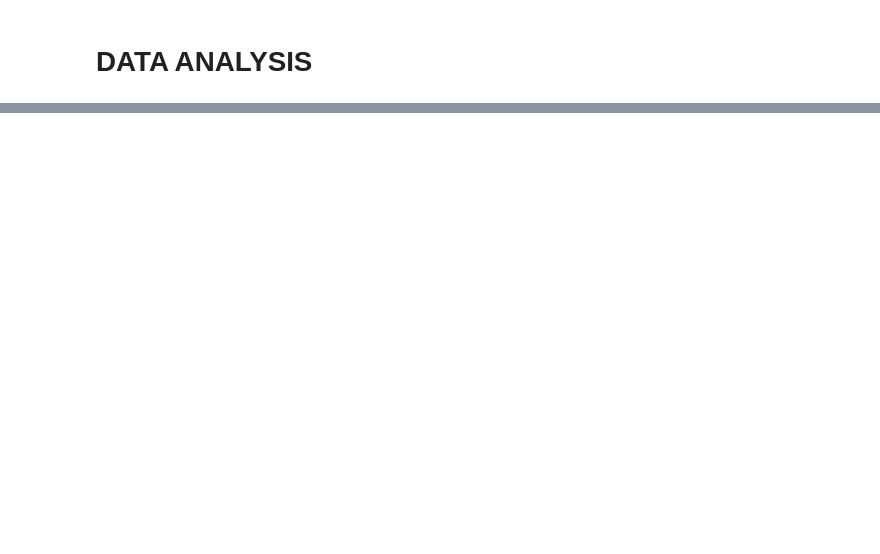
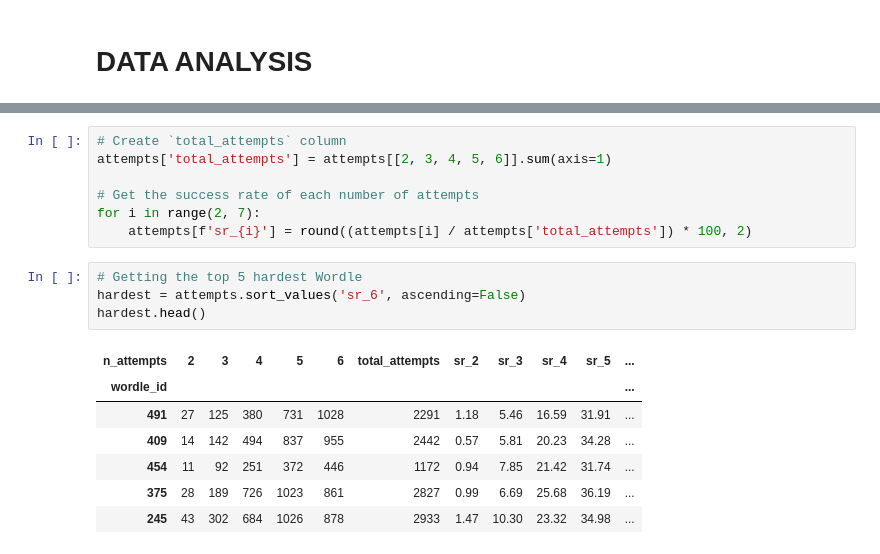
Before and after one commit to Klekzee/Case-Studies, a Jupyter notebook: 02-WordleEDA/wordle.ipynb, the cells around one changed output, grey strips where cells are left out. Drawn from its saved outputs; the diff is of its cells as text; blank space fills up the shorter version.

```diff
--- a/02-WordleEDA/wordle.ipynb
+++ b/02-WordleEDA/wordle.ipynb
@@ -75,0 +163,19 @@ df_tweets.head()
+# %%
+# Create `total_attempts` column
+attempts['total_attempts'] = attempts[[2, 3, 4, 5, 6]].sum(axis=1)
+
+# Get the success rate of each number of attempts
+for i in range(2, 7):
+    attempts[f'sr_{i}'] = round((attempts[i] / attempts['total_attempts']) * 100, 2)
+# %%
+# Getting the top 5 hardest Wordle
+hardest = attempts.sort_values('sr_6', ascending=False)
+hardest.head()
+# %% [output]
+| n_attempts | 2 | 3 | 4 | 5 | 6 | total_attempts | sr_2 | sr_3 | sr_4 | sr_5 | ... |
+| wordle_id |  |  |  |  |  |  |  |  |  |  | ... |
+| 491 | 27 | 125 | 380 | 731 | 1028 | 2291 | 1.18 | 5.46 | 16.59 | 31.91 | ... |
+| 409 | 14 | 142 | 494 | 837 | 955 | 2442 | 0.57 | 5.81 | 20.23 | 34.28 | ... |
+| 454 | 11 | 92 | 251 | 372 | 446 | 1172 | 0.94 | 7.85 | 21.42 | 31.74 | ... |
+| 375 | 28 | 189 | 726 | 1023 | 861 | 2827 | 0.99 | 6.69 | 25.68 | 36.19 | ... |
+| 245 | 43 | 302 | 684 | 1026 | 878 | 2933 | 1.47 | 10.30 | 23.32 | 34.98 | ... |
```
Also changed, not shown: parts of 11 cells of this notebook.
